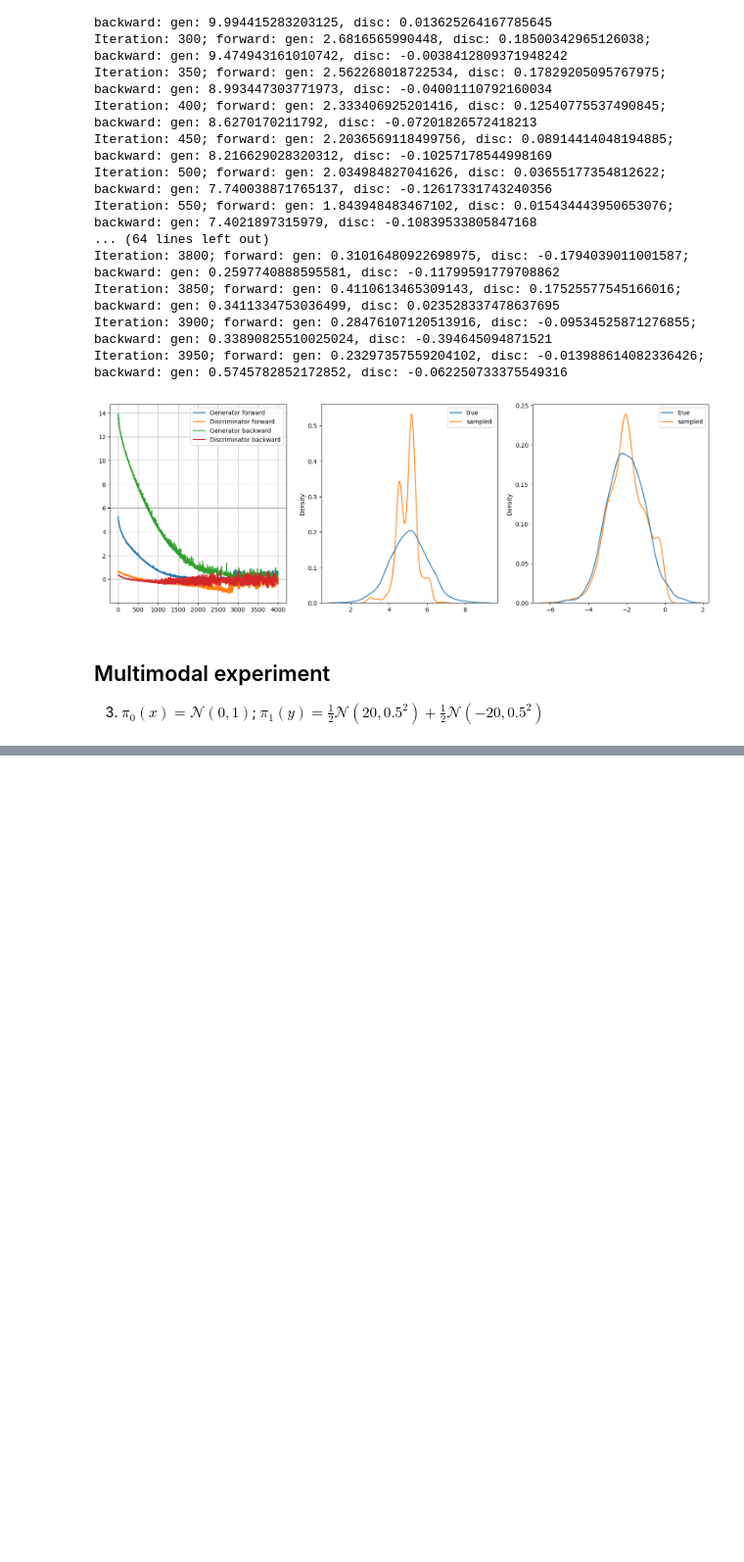
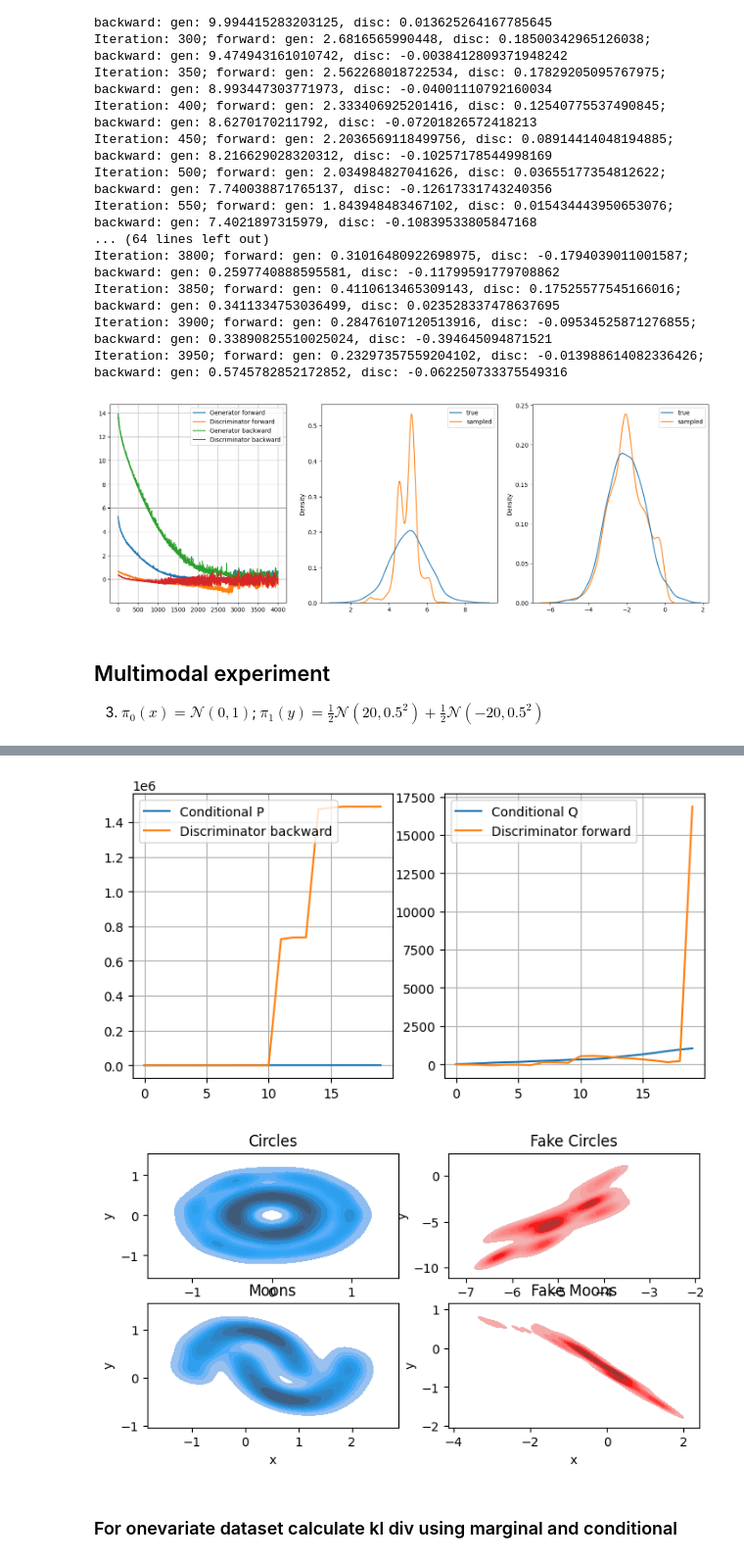
Before and after one commit to gregkseno/masters-thesis, a Jupyter notebook: code/main.ipynb, the cells around one changed output, grey strips where cells are left out. Shown at 98% size. Drawn from its saved outputs; the diff is of its cells as text; code cells hidden in the pictures; blank space fills up the shorter version.

```diff
--- a/code/main.ipynb
+++ b/code/main.ipynb
@@ -874,0 +1211,25 @@ plt.show()
+# %%
+# Models parameters
+data_dim = 2
+divergence='forward_kl'
+
+conditional_p = Conditional(data_dim)
+conditional_q = Conditional(data_dim)
+discriminator_backward = Discriminator(data_dim, divergence=divergence)
+discriminator_forward = Discriminator(data_dim, divergence=divergence)
+
+
+# Trainer and dataloader parameters
+batch_size = 128
+
+dataset = MoonCircleDataset(60_000)
+dataloader = DataLoader(dataset, batch_size=batch_size, shuffle=False, num_workers=1)
+trainer = AdversarialIPFPTrainer(
+    batch_size,
+    conditional_p,
+    conditional_q,
+    discriminator_backward,
+    discriminator_forward,
+    lr_gen=1e-4, lr_disc=1e-4
+)
+losses = trainer.train(dataloader, epochs=20, verbose=1)
@@ -874,0 +1255,21 @@ plt.show()
+# %%
+fig, axs = plt.subplots(1, 2, figsize=(8, 4))
+# Plot losses
+axs[0].plot(losses['cond_p'], label='Conditional P')
+axs[0].plot(losses['disc_b'], label='Discriminator backward')
+axs[0].grid()
+axs[0].legend()
+
+axs[1].plot(losses['cond_q'], label='Conditional Q')
+axs[1].plot(losses['disc_f'], label='Discriminator forward')
+axs[1].grid()
+axs[1].legend()
+
+# plt.grid()
+# plt.legend()
+visualize(conditional_p, conditional_q, dataset)
+# %% [output]
+[figure, added]
+[figure, added]
+# %% [markdown]
+### For onevariate dataset calculate kl div using marginal and conditional
```
Also changed, not shown: parts of 32 cells of this notebook, 1 other file.
